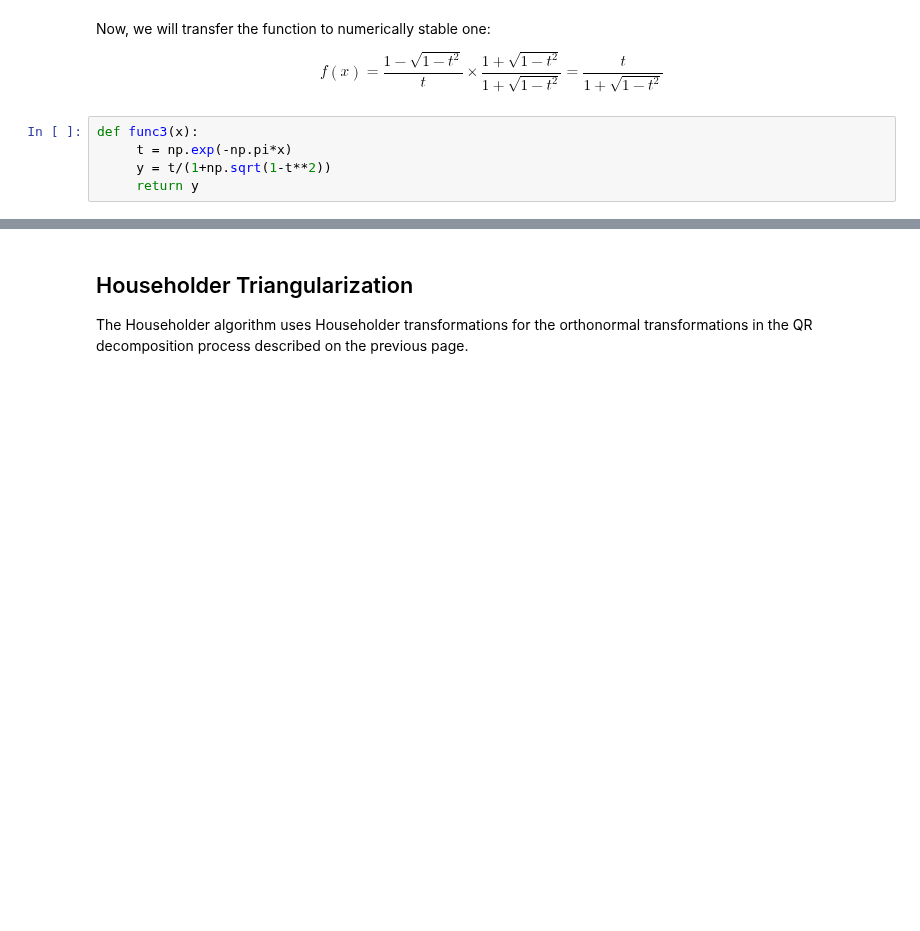
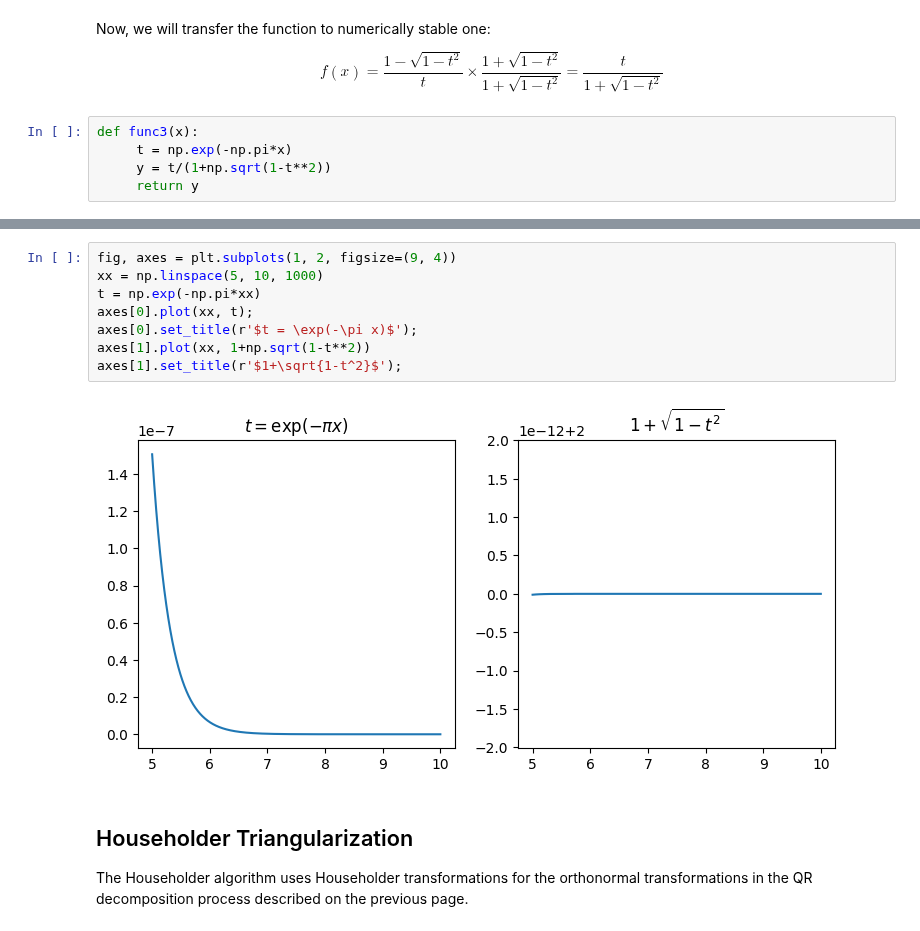
Before and after one commit to oceanumeric/Applied-Mathematics, a Jupyter notebook: volume1/The-QR-Decomposition.ipynb, the cells around one changed output, grey strips where cells are left out. Drawn from its saved outputs; the diff is of its cells as text; blank space fills up the shorter version.

```diff
--- a/volume1/The-QR-Decomposition.ipynb
+++ b/volume1/The-QR-Decomposition.ipynb
@@ -305,4 +304,14 @@ Text(0.5, 1.0, 'Numerically stable')
 [figure]
+# %%
+fig, axes = plt.subplots(1, 2, figsize=(9, 4))
+xx = np.linspace(5, 10, 1000)
+t = np.exp(-np.pi*xx)
+axes[0].plot(xx, t);
+axes[0].set_title(r'$t = \exp(-\pi x)$');
+axes[1].plot(xx, 1+np.sqrt(1-t**2))
+axes[1].set_title(r'$1+\sqrt{1-t^2}$');
+# %% [output]
+[figure, added]
 # %% [markdown]
 ## Householder Triangularization
 
```
Also changed, not shown: parts of 2 cells of this notebook.
